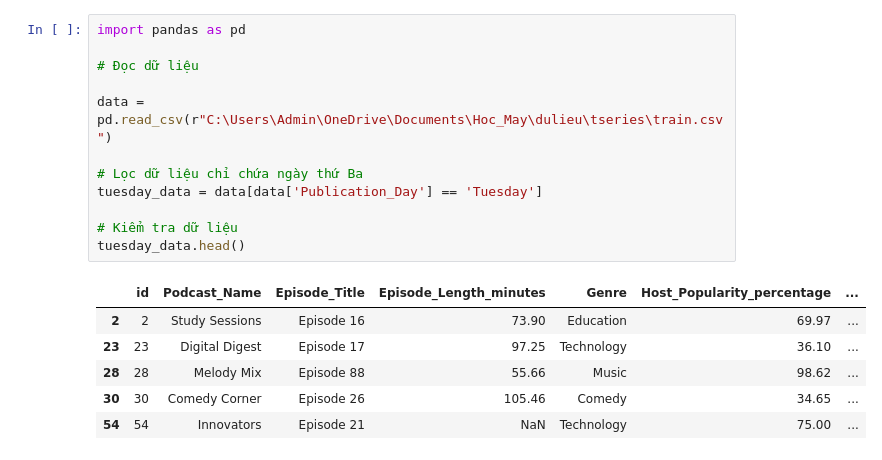
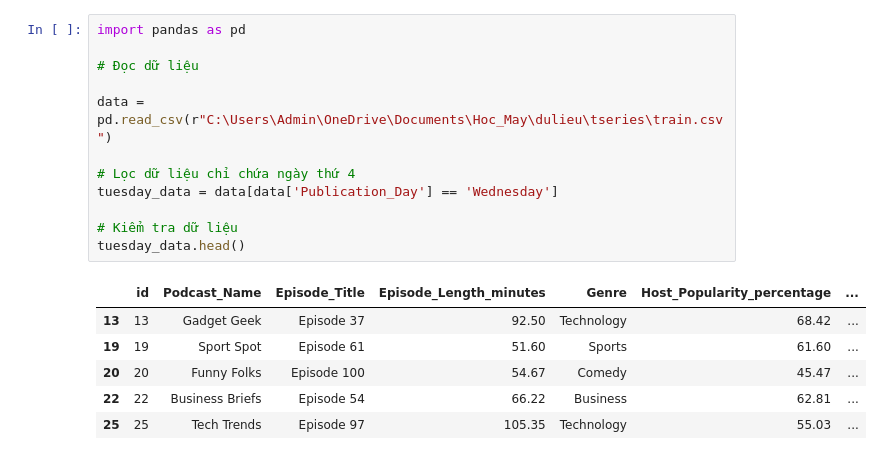
Before and after one commit to razeeun/th1, a Jupyter notebook: bt_kalman.ipynb, the cells around one changed output. Drawn from its saved outputs; the diff is of its cells as text.

```diff
--- a/bt_kalman.ipynb
+++ b/bt_kalman.ipynb
@@ -1,22 +1,22 @@
 # %%
 import pandas as pd
 
 # Đọc dữ liệu
 
 data = pd.read_csv(r"C:\Users\Admin\OneDrive\Documents\Hoc_May\dulieu\tseries\train.csv")
 
-# Lọc dữ liệu chỉ chứa ngày thứ Ba
-tuesday_data = data[data['Publication_Day'] == 'Tuesday']
+# Lọc dữ liệu chỉ chứa ngày thứ 4
+tuesday_data = data[data['Publication_Day'] == 'Wednesday']
 
 # Kiểm tra dữ liệu
 tuesday_data.head()
 # %% [output]
 |  | id | Podcast_Name | Episode_Title | Episode_Length_minutes | Genre | Host_Popularity_percentage | ... |
-| 2 | 2 | Study Sessions | Episode 16 | 73.90 | Education | 69.97 | ... |
-| 23 | 23 | Digital Digest | Episode 17 | 97.25 | Technology | 36.10 | ... |
-| 28 | 28 | Melody Mix | Episode 88 | 55.66 | Music | 98.62 | ... |
-| 30 | 30 | Comedy Corner | Episode 26 | 105.46 | Comedy | 34.65 | ... |
-| 54 | 54 | Innovators | Episode 21 | NaN | Technology | 75.00 | ... |
+| 13 | 13 | Gadget Geek | Episode 37 | 92.50 | Technology | 68.42 | ... |
+| 19 | 19 | Sport Spot | Episode 61 | 51.60 | Sports | 61.60 | ... |
+| 20 | 20 | Funny Folks | Episode 100 | 54.67 | Comedy | 45.47 | ... |
+| 22 | 22 | Business Briefs | Episode 54 | 66.22 | Business | 62.81 | ... |
+| 25 | 25 | Tech Trends | Episode 97 | 105.35 | Technology | 55.03 | ... |
 # %%
 from filterpy.kalman import KalmanFilter
 import numpy as np
```
Also changed, not shown: parts of 3 cells of this notebook.
